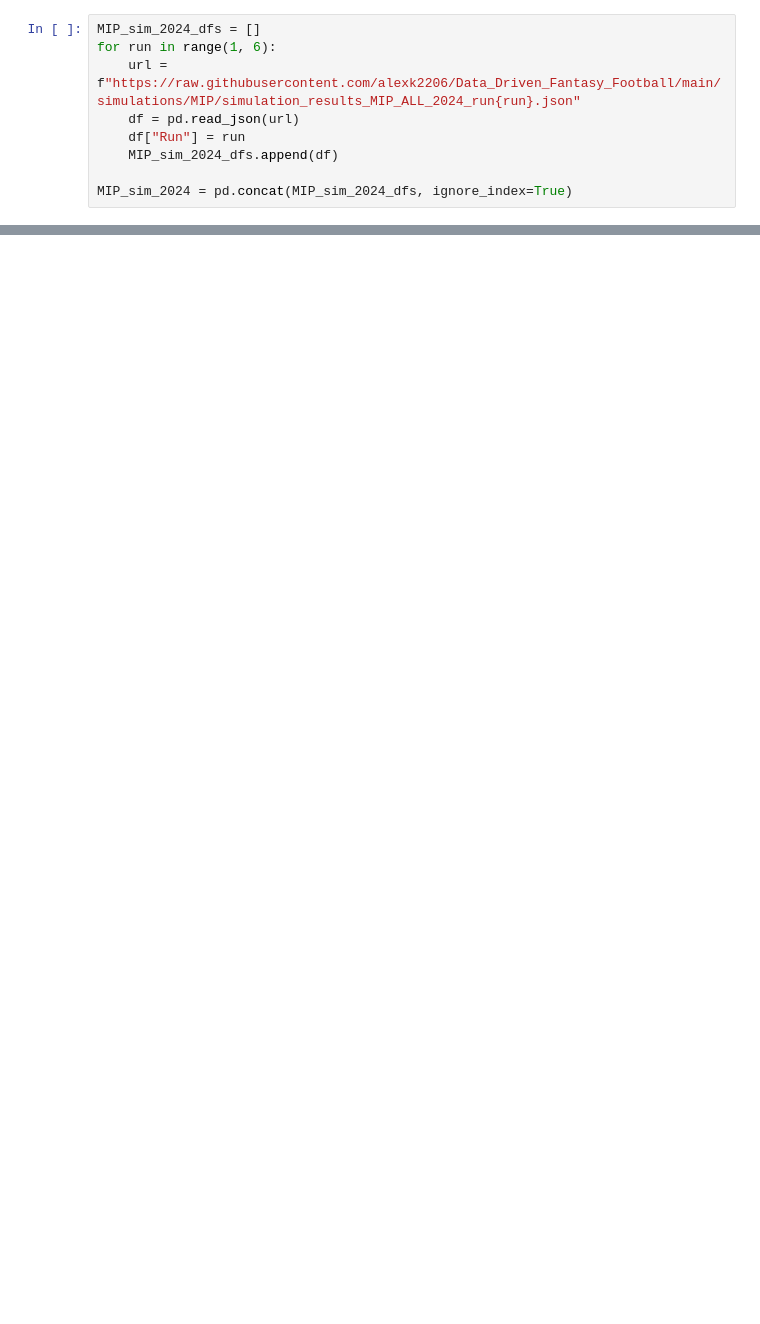
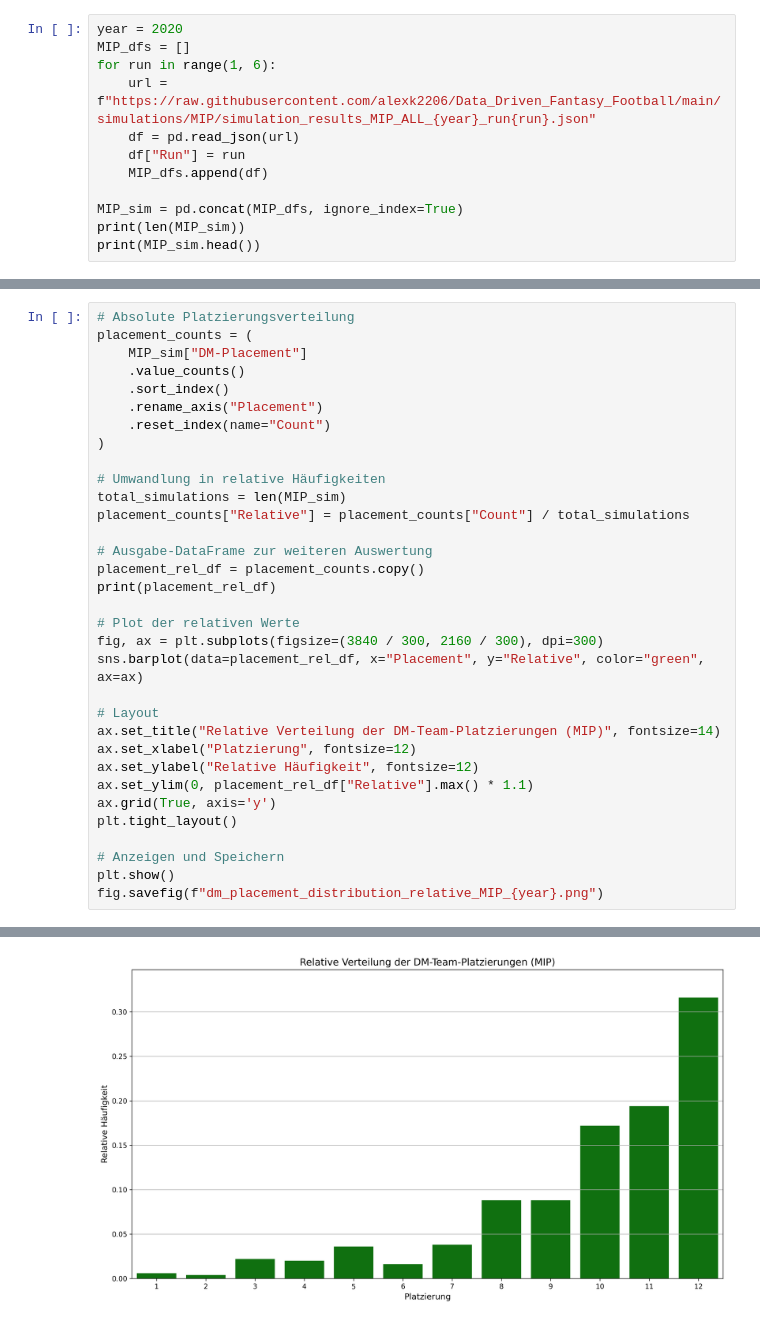
Before and after one commit to alexk2206/Data_Driven_Fantasy_Football, a Jupyter notebook: Evaluation.ipynb, the cells around one changed output, grey strips where cells are left out. Cells and saved outputs as stored; diff of their text form; blank space fills up the shorter version.

```diff
--- a/Evaluation.ipynb
+++ b/Evaluation.ipynb
@@ -6,10 +6,13 @@ import matplotlib.pyplot as plt
 import seaborn as sns
 # %%
-MIP_sim_2024_dfs = []
+year = 2020
+MIP_dfs = []
 for run in range(1, 6):
-    url = f"https://raw.githubusercontent.com/alexk2206/Data_Driven_Fantasy_Football/main/simulations/MIP/simulation_results_MIP_ALL_2024_run{run}.json"
+    url = f"https://raw.githubusercontent.com/alexk2206/Data_Driven_Fantasy_Football/main/simulations/MIP/simulation_results_MIP_ALL_{year}_run{run}.json"
     df = pd.read_json(url)
     df["Run"] = run
-    MIP_sim_2024_dfs.append(df)
+    MIP_dfs.append(df)
 
-MIP_sim_2024 = pd.concat(MIP_sim_2024_dfs, ignore_index=True)
+MIP_sim = pd.concat(MIP_dfs, ignore_index=True)
+print(len(MIP_sim))
+print(MIP_sim.head())
@@ -242,0 +159,34 @@ plt.show()
+# %%
+# Absolute Platzierungsverteilung
+placement_counts = (
+    MIP_sim["DM-Placement"]
+    .value_counts()
+    .sort_index()
+    .rename_axis("Placement")
+    .reset_index(name="Count")
+)
+
+# Umwandlung in relative Häufigkeiten
+total_simulations = len(MIP_sim)
+placement_counts["Relative"] = placement_counts["Count"] / total_simulations
+
+# Ausgabe-DataFrame zur weiteren Auswertung
+placement_rel_df = placement_counts.copy()
+print(placement_rel_df)
+
+# Plot der relativen Werte
+fig, ax = plt.subplots(figsize=(3840 / 300, 2160 / 300), dpi=300)
+sns.barplot(data=placement_rel_df, x="Placement", y="Relative", color="green", ax=ax)
+
+# Layout
+ax.set_title("Relative Verteilung der DM-Team-Platzierungen (MIP)", fontsize=14)
+ax.set_xlabel("Platzierung", fontsize=12)
+ax.set_ylabel("Relative Häufigkeit", fontsize=12)
+ax.set_ylim(0, placement_rel_df["Relative"].max() * 1.1)
+ax.grid(True, axis='y')
+plt.tight_layout()
+
+# Anzeigen und Speichern
+plt.show()
+fig.savefig(f"dm_placement_distribution_relative_MIP_{year}.png")
+# %% [output]
@@ -242,0 +206 @@ plt.show()
+[figure, added]
```
Also changed, not shown: parts of 16 cells of this notebook.
